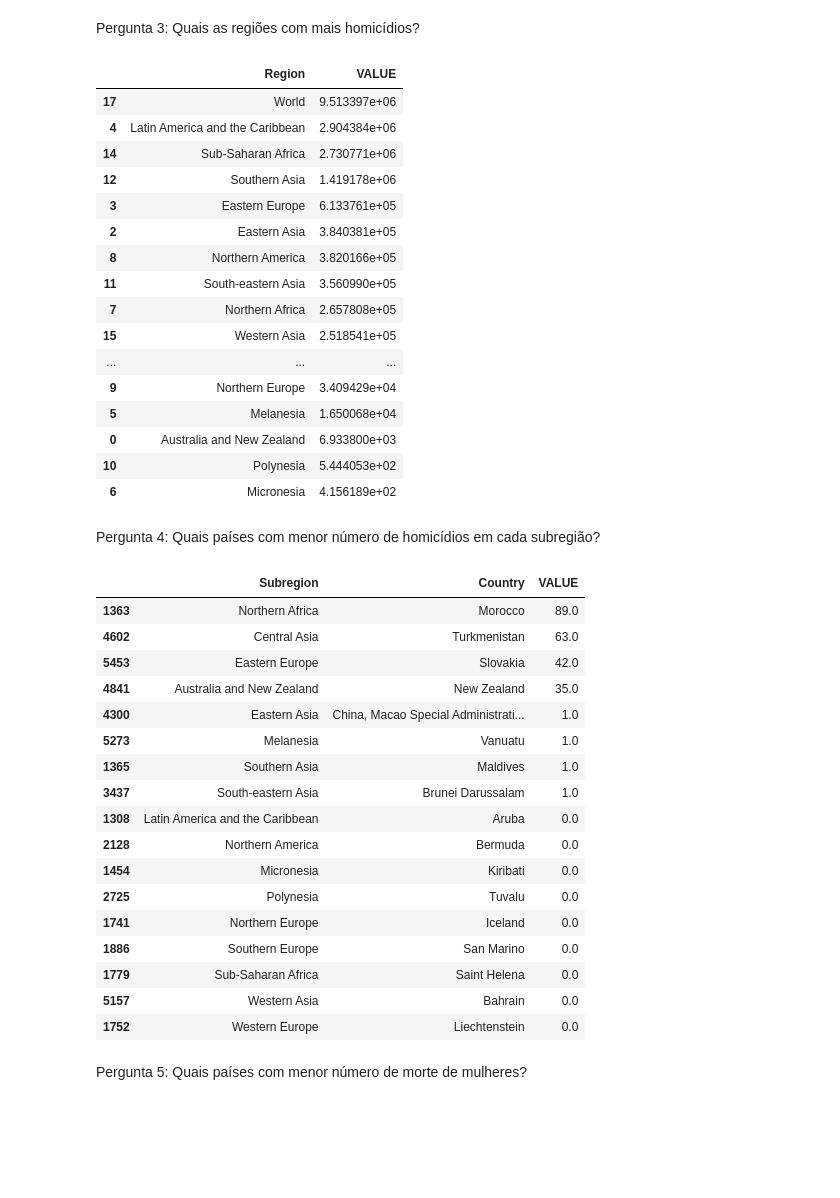
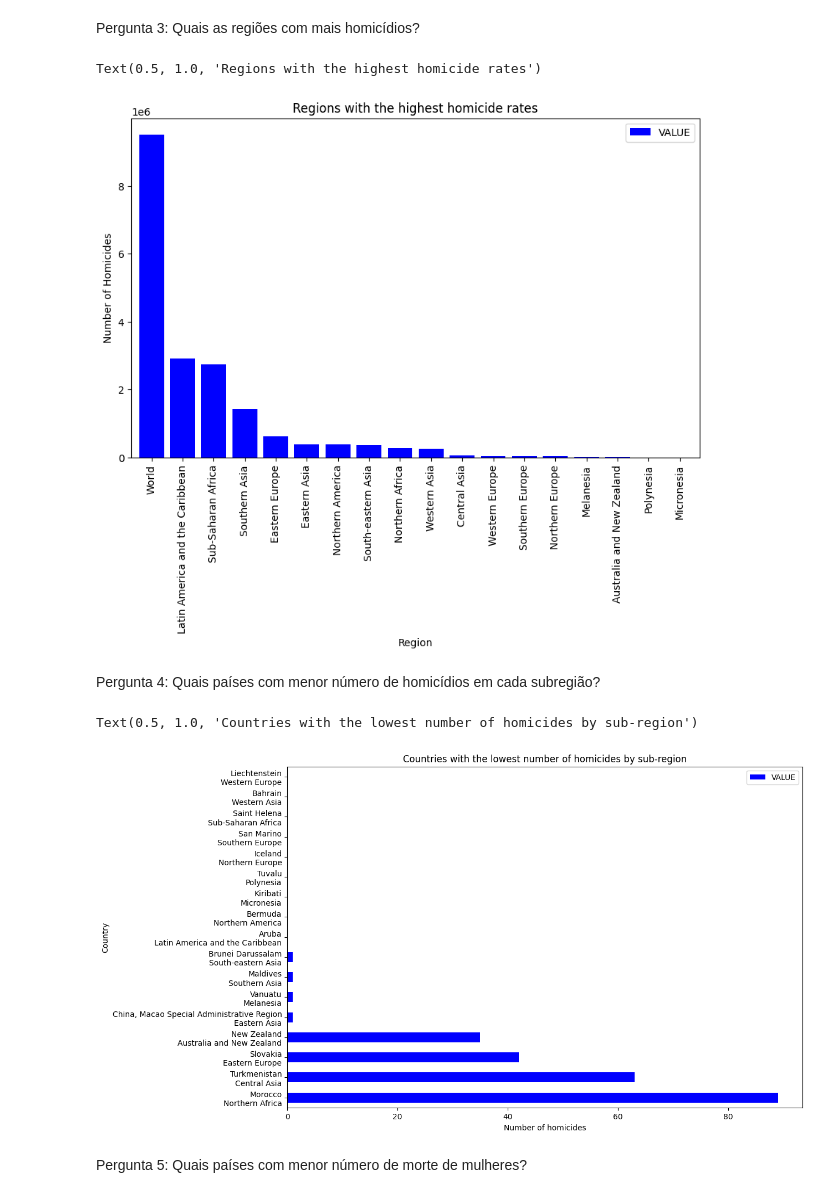
Before and after one commit to joaopaulogui/trabalho-analise-exploratoria-e-regressao, a Jupyter notebook: questoes.ipynb, the cells around one changed output. Drawn from its saved outputs; the diff is of its cells as text; code cells hidden in the pictures; blank space fills up the shorter version.

```diff
--- a/questoes.ipynb
+++ b/questoes.ipynb
@@ -96,28 +95,24 @@ Pergunta 3: Quais as regiões com mais homicídios?
 # %%
 regions_with_most_homicides = regions_df.query("Sex == 'Total'")
 regions_with_most_homicides = regions_with_most_homicides[regions_with_most_homicides["Indicator"].str.startswith("Victims")]
 regions_with_most_homicides = regions_with_most_homicides[regions_with_most_homicides["Unit of measurement"].eq("Counts")]
 regions_with_most_homicides = regions_with_most_homicides.groupby("Region", as_index=False)["VALUE"].sum()
 regions_with_most_homicides = regions_with_most_homicides.sort_values(by="VALUE", ascending=False)
-regions_with_most_homicides
+
+regions_with_most_homicides.plot(
+    x = "Region",
+    y = "VALUE",
+    kind = "bar",
+    figsize = (10,6),
+    color = "blue",
+    width = 0.8
+)
+
+plt.ylabel("Number of Homicides")
+plt.title("Regions with the highest homicide rates")
 # %% [output]
-|  | Region | VALUE |
-| 17 | World | 9.513397e+06 |
-| 4 | Latin America and the Caribbean | 2.904384e+06 |
-| 14 | Sub-Saharan Africa | 2.730771e+06 |
-| 12 | Southern Asia | 1.419178e+06 |
-| 3 | Eastern Europe | 6.133761e+05 |
-| 2 | Eastern Asia | 3.840381e+05 |
-| 8 | Northern America | 3.820166e+05 |
-| 11 | South-eastern Asia | 3.560990e+05 |
-| 7 | Northern Africa | 2.657808e+05 |
-| 15 | Western Asia | 2.518541e+05 |
-| ... | ... | ... |
-| 9 | Northern Europe | 3.409429e+04 |
-| 5 | Melanesia | 1.650068e+04 |
-| 0 | Australia and New Zealand | 6.933800e+03 |
-| 10 | Polynesia | 5.444053e+02 |
-| 6 | Micronesia | 4.156189e+02 |
+Text(0.5, 1.0, 'Regions with the highest homicide rates')
+[figure, added]
 # %% [markdown]
 Pergunta 4: Quais países com menor número de homicídios em cada subregião?
 # %%
@@ -128,26 +123,31 @@ idx = least_homicides_by_subregion.groupby("Subregion")["VALUE"].idxmin()
 least_homicides_by_subregion = least_homicides_by_subregion.loc[idx, ["Subregion", "Country", "VALUE"]]
 least_homicides_by_subregion = least_homicides_by_subregion.sort_values(by="VALUE", ascending=False)
 
-least_homicides_by_subregion
+least_homicides_by_subregion["Label"] = (
+    least_homicides_by_subregion["Country"]
+    + "\n"
+    + least_homicides_by_subregion["Subregion"]
+)
+
+least_homicides_by_subregion = (
+    least_homicides_by_subregion
+    .sort_values("VALUE", ascending=False)
+)
+
+least_homicides_by_subregion.plot(
+    x = "Label",
+    y = "VALUE",
+    kind = "barh",
+    figsize= (12,8),
+    color = "blue",
+    width = 0.5
+)
+plt.ylabel("Country")
+plt.xlabel("Number of homicides")
+plt.title("Countries with the lowest number of homicides by sub-region")
 # %% [output]
-|  | Subregion | Country | VALUE |
-| 1363 | Northern Africa | Morocco | 89.0 |
-| 4602 | Central Asia | Turkmenistan | 63.0 |
-| 5453 | Eastern Europe | Slovakia | 42.0 |
-| 4841 | Australia and New Zealand | New Zealand | 35.0 |
-| 4300 | Eastern Asia | China, Macao Special Administrati... | 1.0 |
-| 5273 | Melanesia | Vanuatu | 1.0 |
-| 1365 | Southern Asia | Maldives | 1.0 |
-| 3437 | South-eastern Asia | Brunei Darussalam | 1.0 |
-| 1308 | Latin America and the Caribbean | Aruba | 0.0 |
-| 2128 | Northern America | Bermuda | 0.0 |
-| 1454 | Micronesia | Kiribati | 0.0 |
-| 2725 | Polynesia | Tuvalu | 0.0 |
-| 1741 | Northern Europe | Iceland | 0.0 |
-| 1886 | Southern Europe | San Marino | 0.0 |
-| 1779 | Sub-Saharan Africa | Saint Helena | 0.0 |
-| 5157 | Western Asia | Bahrain | 0.0 |
-| 1752 | Western Europe | Liechtenstein | 0.0 |
+Text(0.5, 1.0, 'Countries with the lowest number of homicides by sub-region')
+[figure, added]
 # %% [markdown]
 Pergunta 5: Quais países com menor número de morte de mulheres?
 # %%
```
Also changed, not shown: parts of 6 cells of this notebook, 1 other file.
